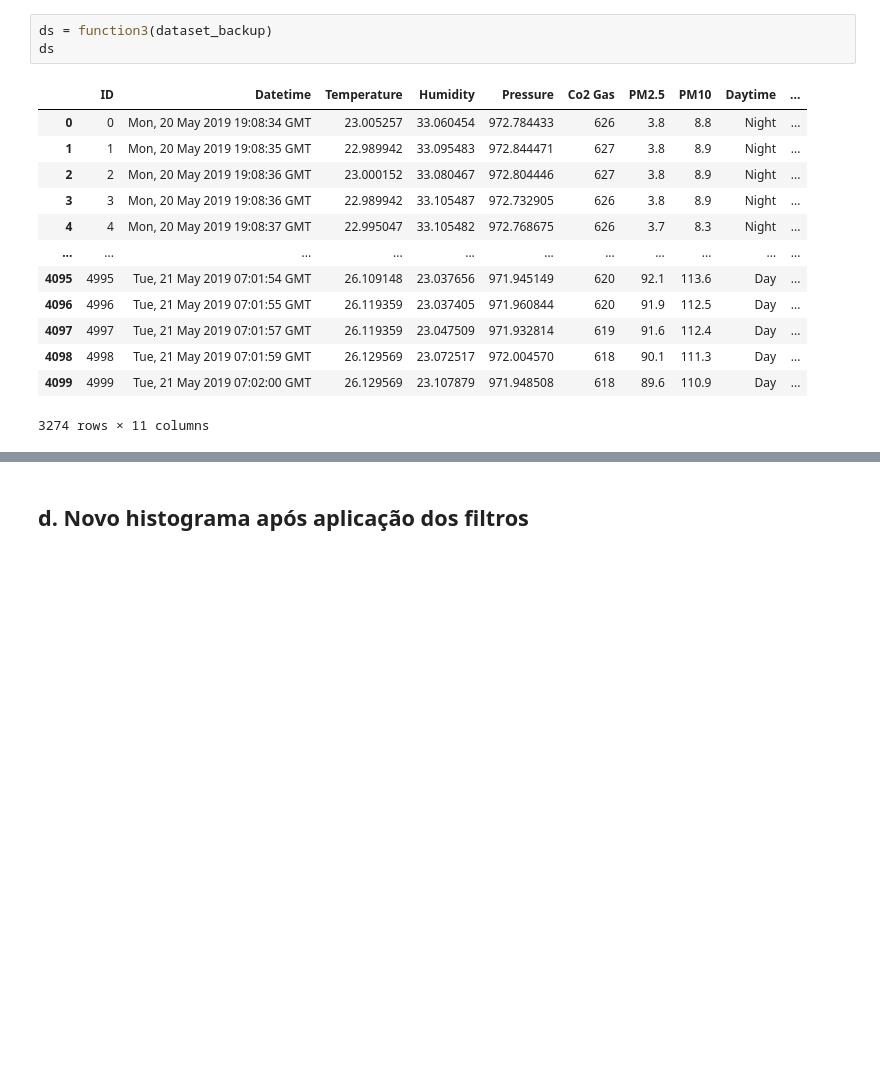
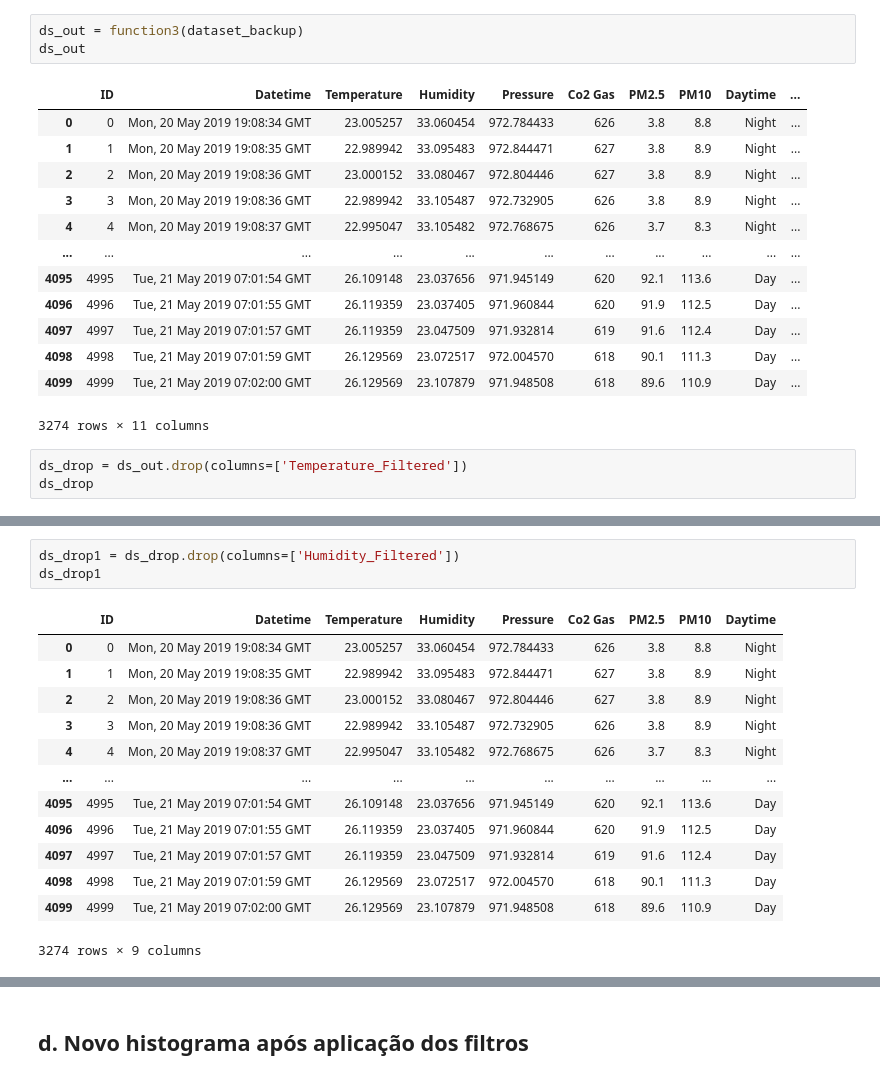
Before and after one commit to AlexanderVieira/training_datascience, a Jupyter notebook: DR1_AT_AlexanderSilva.ipynb, the cells around one changed output, grey strips where cells are left out. Saved outputs shown, nothing was run; the diff lists cells and outputs as text; blank space fills up the shorter version.

```diff
--- a/DR1_AT_AlexanderSilva.ipynb
+++ b/DR1_AT_AlexanderSilva.ipynb
@@ -209,8 +228,8 @@ dataset_backup
 | 4099 | 4999 | Tue, 21 May 2019 07:02:00 GMT | 26.129569 | 23.107879 | 971.948508 | 618 | 89.6 | 110.9 | Day | ... |
 4100 rows × 11 columns
 # %%
-ds = function3(dataset_backup)
-ds
+ds_out = function3(dataset_backup)
+ds_out
 # %% [output]
 |  | ID | Datetime | Temperature | Humidity | Pressure | Co2 Gas | PM2.5 | PM10 | Daytime | ... |
 | 0 | 0 | Mon, 20 May 2019 19:08:34 GMT | 23.005257 | 33.060454 | 972.784433 | 626 | 3.8 | 8.8 | Night | ... |
@@ -225,3 +244,6 @@ ds
 | 4098 | 4998 | Tue, 21 May 2019 07:01:59 GMT | 26.129569 | 23.072517 | 972.004570 | 618 | 90.1 | 111.3 | Day | ... |
 | 4099 | 4999 | Tue, 21 May 2019 07:02:00 GMT | 26.129569 | 23.107879 | 971.948508 | 618 | 89.6 | 110.9 | Day | ... |
 3274 rows × 11 columns
+# %%
+ds_drop = ds_out.drop(columns=['Temperature_Filtered'])
+ds_drop
@@ -228 +264,18 @@ ds
+# %%
+ds_drop1 = ds_drop.drop(columns=['Humidity_Filtered'])
+ds_drop1
+# %% [output]
+|  | ID | Datetime | Temperature | Humidity | Pressure | Co2 Gas | PM2.5 | PM10 | Daytime |
+| 0 | 0 | Mon, 20 May 2019 19:08:34 GMT | 23.005257 | 33.060454 | 972.784433 | 626 | 3.8 | 8.8 | Night |
+| 1 | 1 | Mon, 20 May 2019 19:08:35 GMT | 22.989942 | 33.095483 | 972.844471 | 627 | 3.8 | 8.9 | Night |
+| 2 | 2 | Mon, 20 May 2019 19:08:36 GMT | 23.000152 | 33.080467 | 972.804446 | 627 | 3.8 | 8.9 | Night |
+| 3 | 3 | Mon, 20 May 2019 19:08:36 GMT | 22.989942 | 33.105487 | 972.732905 | 626 | 3.8 | 8.9 | Night |
+| 4 | 4 | Mon, 20 May 2019 19:08:37 GMT | 22.995047 | 33.105482 | 972.768675 | 626 | 3.7 | 8.3 | Night |
+| ... | ... | ... | ... | ... | ... | ... | ... | ... | ... |
+| 4095 | 4995 | Tue, 21 May 2019 07:01:54 GMT | 26.109148 | 23.037656 | 971.945149 | 620 | 92.1 | 113.6 | Day |
+| 4096 | 4996 | Tue, 21 May 2019 07:01:55 GMT | 26.119359 | 23.037405 | 971.960844 | 620 | 91.9 | 112.5 | Day |
+| 4097 | 4997 | Tue, 21 May 2019 07:01:57 GMT | 26.119359 | 23.047509 | 971.932814 | 619 | 91.6 | 112.4 | Day |
+| 4098 | 4998 | Tue, 21 May 2019 07:01:59 GMT | 26.129569 | 23.072517 | 972.004570 | 618 | 90.1 | 111.3 | Day |
+| 4099 | 4999 | Tue, 21 May 2019 07:02:00 GMT | 26.129569 | 23.107879 | 971.948508 | 618 | 89.6 | 110.9 | Day |
+3274 rows × 9 columns
 # %%
```
Also changed, not shown: parts of 21 cells of this notebook.
